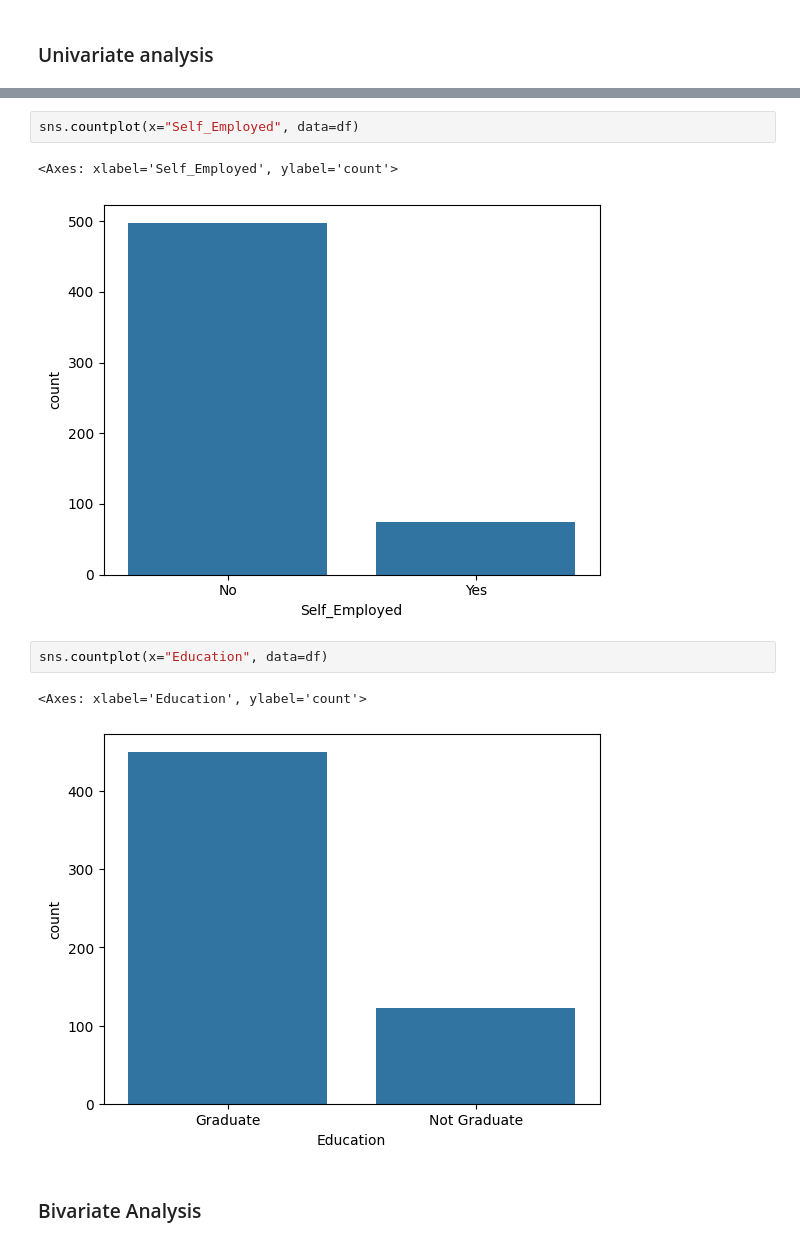
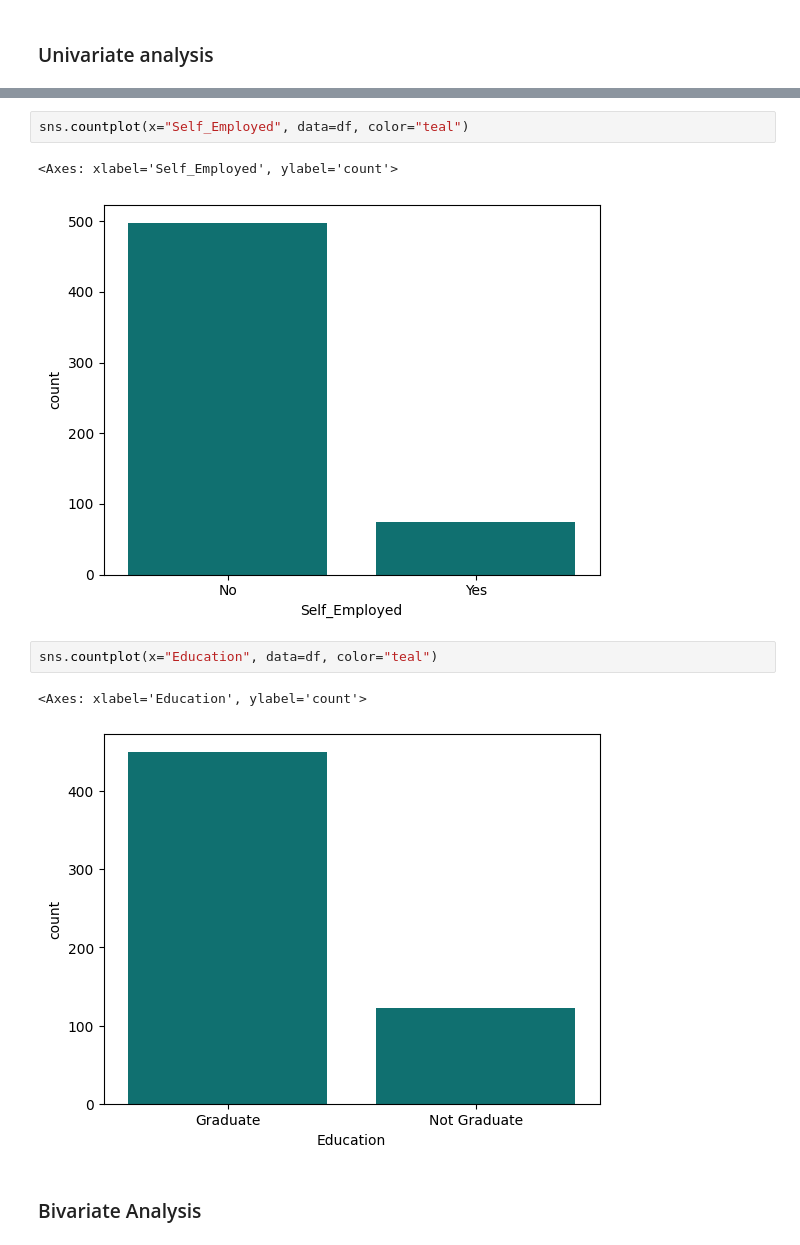
Before and after one commit to raji-ayyub/gen_ai_backend, a Jupyter notebook: task_25.ipynb, the cells around one changed output, grey strips where cells are left out. Cells and saved outputs as stored; diff of their text form.

```diff
--- a/task_25.ipynb
+++ b/task_25.ipynb
@@ -246,13 +247,13 @@ sns.boxplot(x=df["LoanAmount"])
 # %%
-sns.countplot(x="Self_Employed", data=df)
+sns.countplot(x="Self_Employed", data=df, color="teal")
 # %% [output]
 <Axes: xlabel='Self_Employed', ylabel='count'>
-[figure, old version]
+[figure, new version]
 # %%
-sns.countplot(x="Education", data=df)
+sns.countplot(x="Education", data=df, color="teal")
 # %% [output]
 <Axes: xlabel='Education', ylabel='count'>
-[figure, old version]
+[figure, new version]
 # %% [markdown]
 ### Bivariate Analysis
 # %%
```
Also changed, not shown: parts of 13 cells of this notebook.
